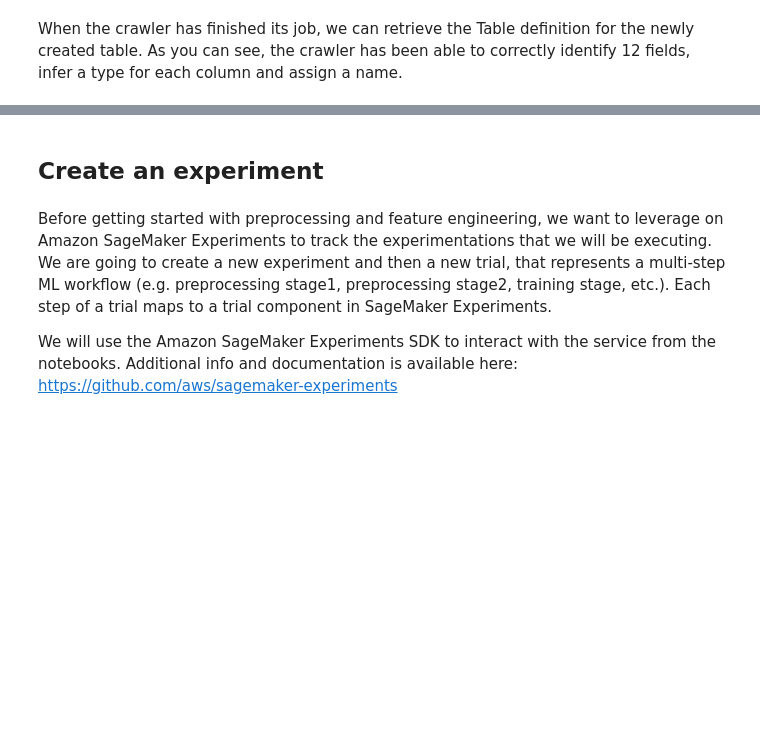
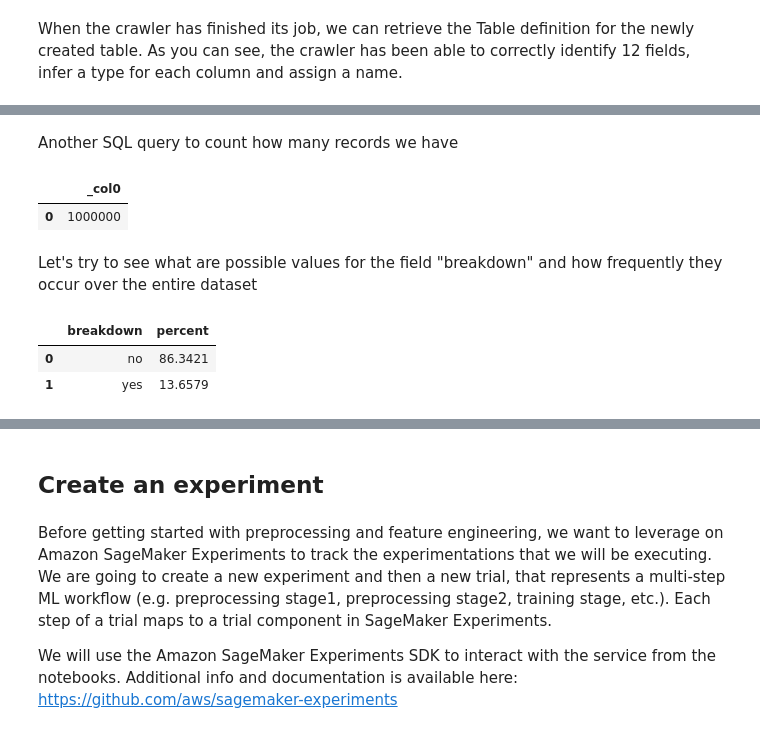
Before and after one commit to aws-samples/amazon-sagemaker-build-train-deploy, a Jupyter notebook: 02_data_exploration_and_feature_eng/02_data_exploration_and_feature_eng.ipynb, the cells around one changed output, grey strips where cells are left out. Saved outputs shown, nothing was run; the diff lists cells and outputs as text; code cells hidden in the pictures; blank space fills up the shorter version.

```diff
--- a/02_data_exploration_and_feature_eng/02_data_exploration_and_feature_eng.ipynb
+++ b/02_data_exploration_and_feature_eng/02_data_exploration_and_feature_eng.ipynb
@@ -76,0 +209,18 @@ table
+# %% [markdown]
+Another SQL query to count how many records we have
+# %%
+athena_cursor.execute('SELECT COUNT(*) FROM "endtoendml-db".raw;')
+pd.read_csv(athena_cursor.output_location)
+# %% [output]
+|  | _col0 |
+| 0 | 1000000 |
+# %% [markdown]
+Let's try to see what are possible values for the field "breakdown" and how frequently they occur over the entire dataset
+# %%
+athena_cursor.execute('SELECT breakdown, (COUNT(breakdown) * 100.0 / (SELECT COUNT(*) FROM "endtoendml-db".raw)) \
+            AS percent FROM "endtoendml-db".raw GROUP BY breakdown;')
+pd.read_csv(athena_cursor.output_location)
+# %% [output]
+|  | breakdown | percent |
+| 0 | no | 86.3421 |
+| 1 | yes | 13.6579 |
```
Also changed, not shown: parts of 28 cells of this notebook, 36 other files.
